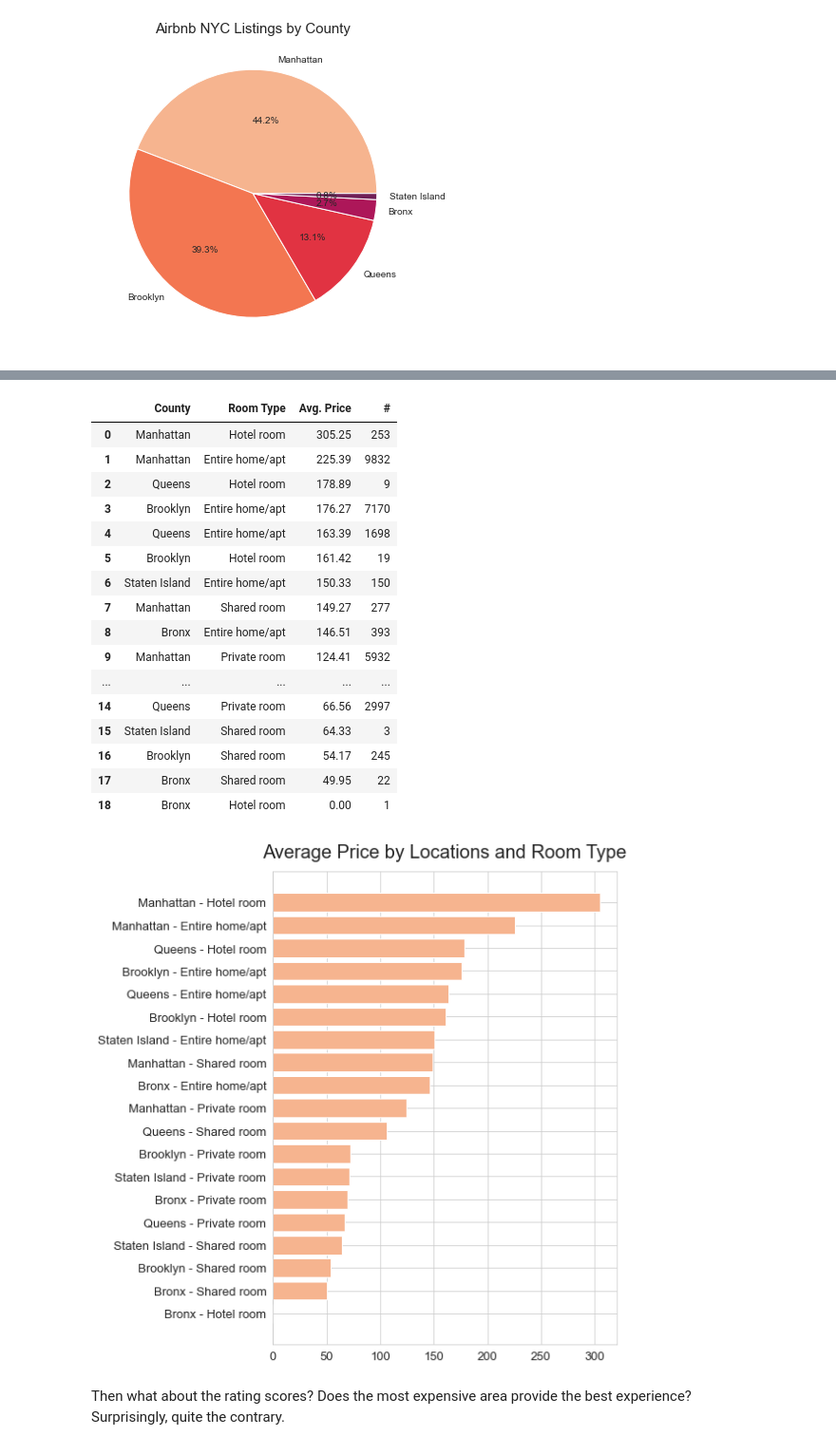
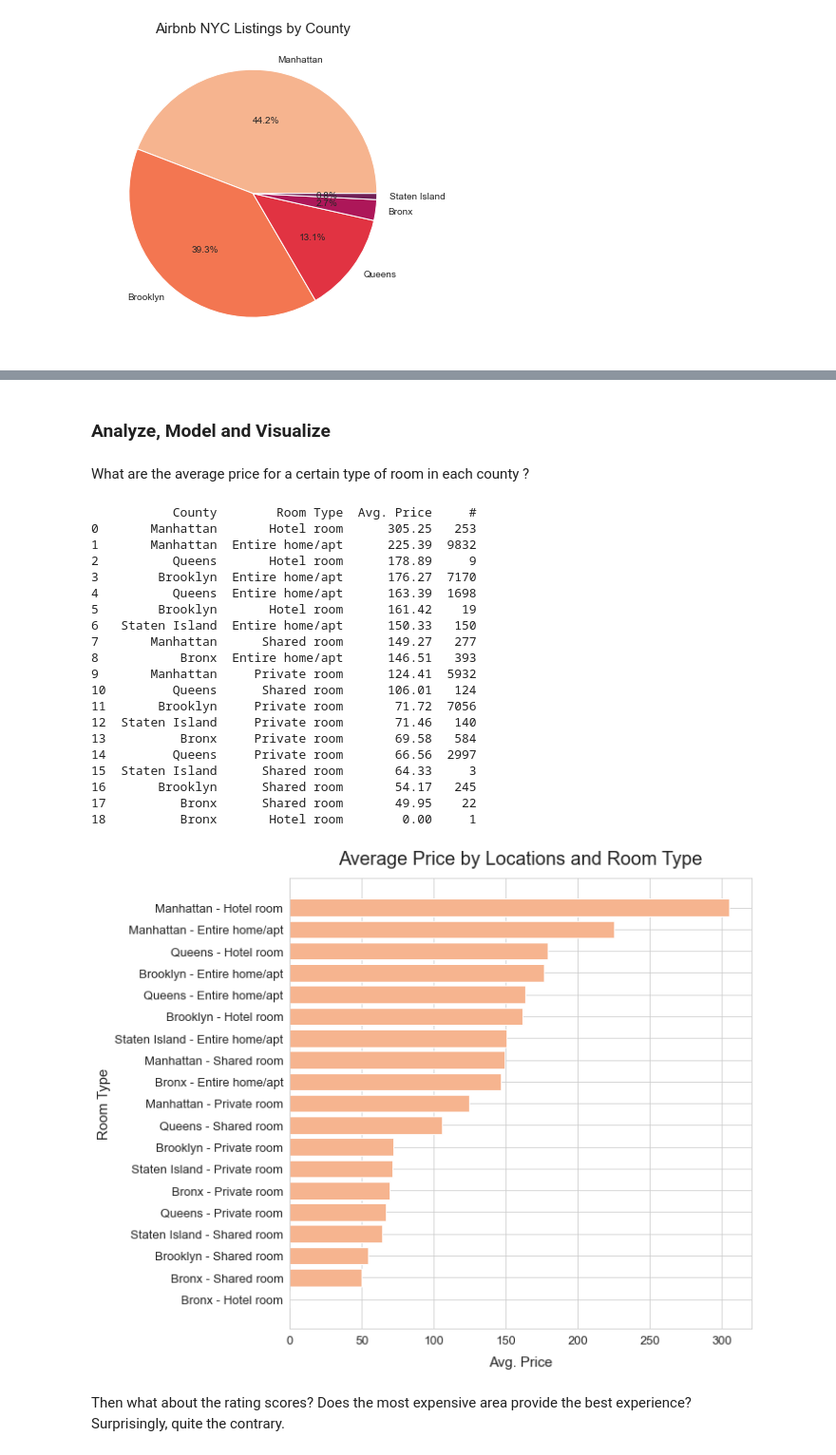
Before and after one commit to unafoca/udacity_ds_project1, a Jupyter notebook: proj1_abnb_nyc.ipynb, the cells around one changed output, grey strips where cells are left out. Shown: that part at 95% size. Cells and saved outputs as stored; diff of their text form; code cells hidden in the pictures.

Commit message:
added comments in codes, edited readme, changed some visual after first review

```diff
--- a/proj1_abnb_nyc.ipynb
+++ b/proj1_abnb_nyc.ipynb
@@ -63,27 +129,37 @@ Name: price, Length: 777, dtype: int64
 # %%
 listings['price_f'] = listings.price.str.replace('\$|,', '').astype('float')
+# %% [markdown]
+### Analyze, Model and Visualize
+# %% [markdown]
+What are the average price for a certain type of room in each county ?
 # %%
 pd.options.display.float_format = '{:.2f}'.format
 df_price_by_loc_type = listings.groupby(['neighbourhood_group_cleansed', 'room_type'])\
         .agg({'price_f': ['mean'], 'id':['count']})\
         .sort_values(('price_f','mean'), ascending=False).reset_index()
 df_price_by_loc_type.columns = ['County', 'Room Type', 'Avg. Price', '#']
-df_price_by_loc_type
+print(df_price_by_loc_type)
+
+# export the df for Medium post
+df_price_by_loc_type.dfi.export('df_price_by_loc_type.png')
 # %% [output]
-|  | County | Room Type | Avg. Price | # |
-| 0 | Manhattan | Hotel room | 305.25 | 253 |
-| 1 | Manhattan | Entire home/apt | 225.39 | 9832 |
-| 2 | Queens | Hotel room | 178.89 | 9 |
-| 3 | Brooklyn | Entire home/apt | 176.27 | 7170 |
-| 4 | Queens | Entire home/apt | 163.39 | 1698 |
-| 5 | Brooklyn | Hotel room | 161.42 | 19 |
-| 6 | Staten Island | Entire home/apt | 150.33 | 150 |
-| 7 | Manhattan | Shared room | 149.27 | 277 |
-| 8 | Bronx | Entire home/apt | 146.51 | 393 |
-| 9 | Manhattan | Private room | 124.41 | 5932 |
-| ... | ... | ... | ... | ... |
-| 14 | Queens | Private room | 66.56 | 2997 |
-| 15 | Staten Island | Shared room | 64.33 | 3 |
-| 16 | Brooklyn | Shared room | 54.17 | 245 |
-| 17 | Bronx | Shared room | 49.95 | 22 |
-| 18 | Bronx | Hotel room | 0.00 | 1 |
+           County        Room Type  Avg. Price     #
+0       Manhattan       Hotel room      305.25   253
+1       Manhattan  Entire home/apt      225.39  9832
+2          Queens       Hotel room      178.89     9
+3        Brooklyn  Entire home/apt      176.27  7170
+4          Queens  Entire home/apt      163.39  1698
+5        Brooklyn       Hotel room      161.42    19
+6   Staten Island  Entire home/apt      150.33   150
+7       Manhattan      Shared room      149.27   277
+8           Bronx  Entire home/apt      146.51   393
+9       Manhattan     Private room      124.41  5932
+10         Queens      Shared room      106.01   124
+11       Brooklyn     Private room       71.72  7056
+12  Staten Island     Private room       71.46   140
+13          Bronx     Private room       69.58   584
+14         Queens     Private room       66.56  2997
+15  Staten Island      Shared room       64.33     3
+16       Brooklyn      Shared room       54.17   245
+17          Bronx      Shared room       49.95    22
+18          Bronx       Hotel room        0.00     1
@@ -94,14 +166,18 @@ df_price_by_loc_type.sort_values('Avg. Price', ascending = True, inplace = True)
 # %%
-plt.figure(figsize=(8,8))
+# add some visualization for the comparison
+df_price_by_loc_type.sort_values('Avg. Price', ascending = True, inplace = True)
+plt.figure(figsize=(10,8))
 plt.barh(df_price_by_loc_type.County + ' - ' + df_price_by_loc_type['Room Type'], df_price_by_loc_type['Avg. Price'])
 plt.xticks(fontsize = 13)
 plt.yticks(fontsize = 13)
+plt.xlabel('Avg. Price', fontsize = 15, labelpad = 10)
+plt.ylabel('Room Type', fontsize = 15)
 plt.title('Average Price by Locations and Room Type', fontsize = 20, pad=15)
 plt.tight_layout()
 plt.savefig('price_by_type.png')
 plt.show()
 # %% [output]
-[figure, old version]
+[figure, new version]
 # %% [markdown]
 Then what about the rating scores? Does the most expensive area provide the best experience? <br/> Surprisingly, quite the contrary.
 # %%
```
Also changed, not shown: parts of 66 cells of this notebook, 6 other files.
